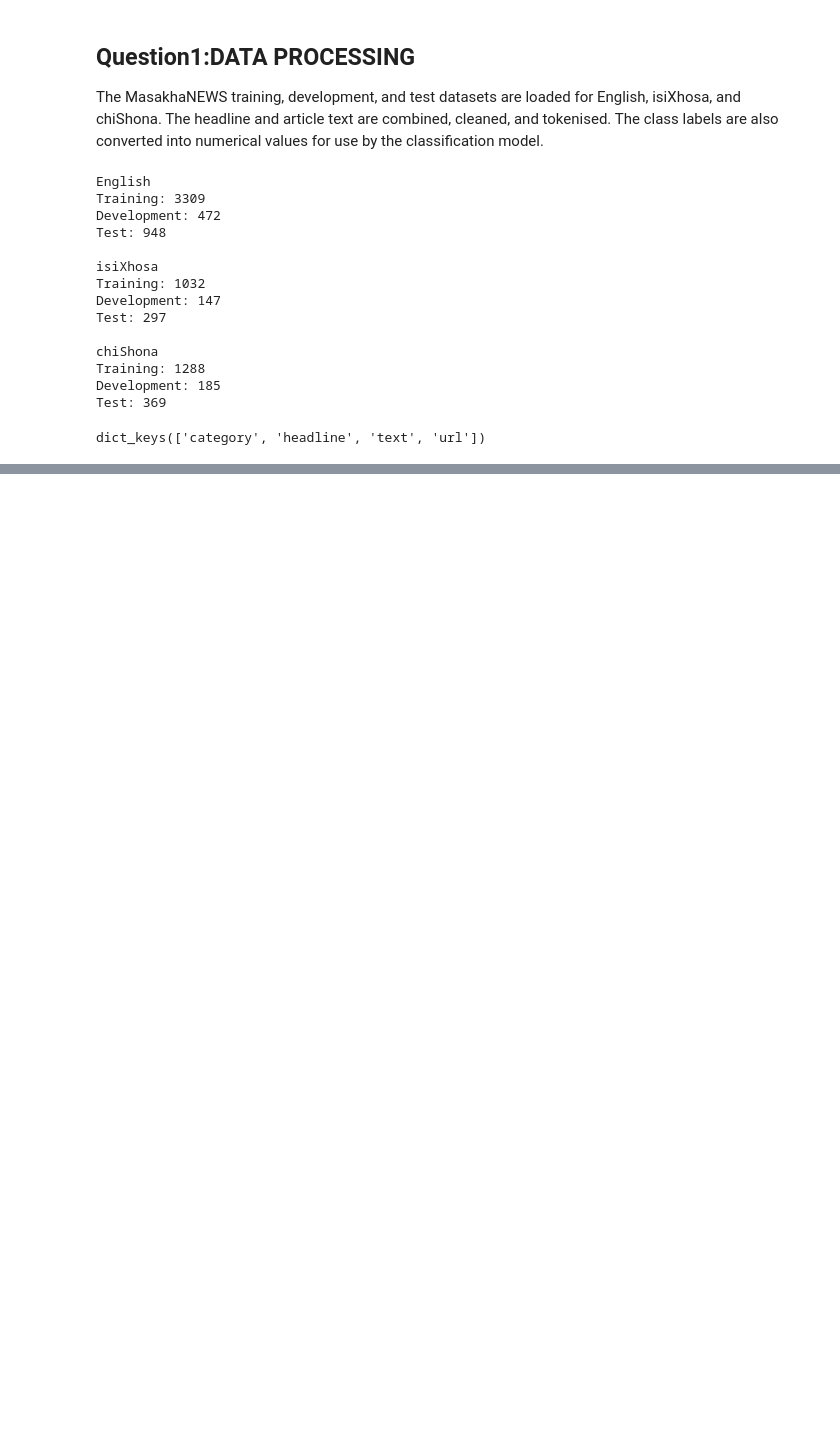
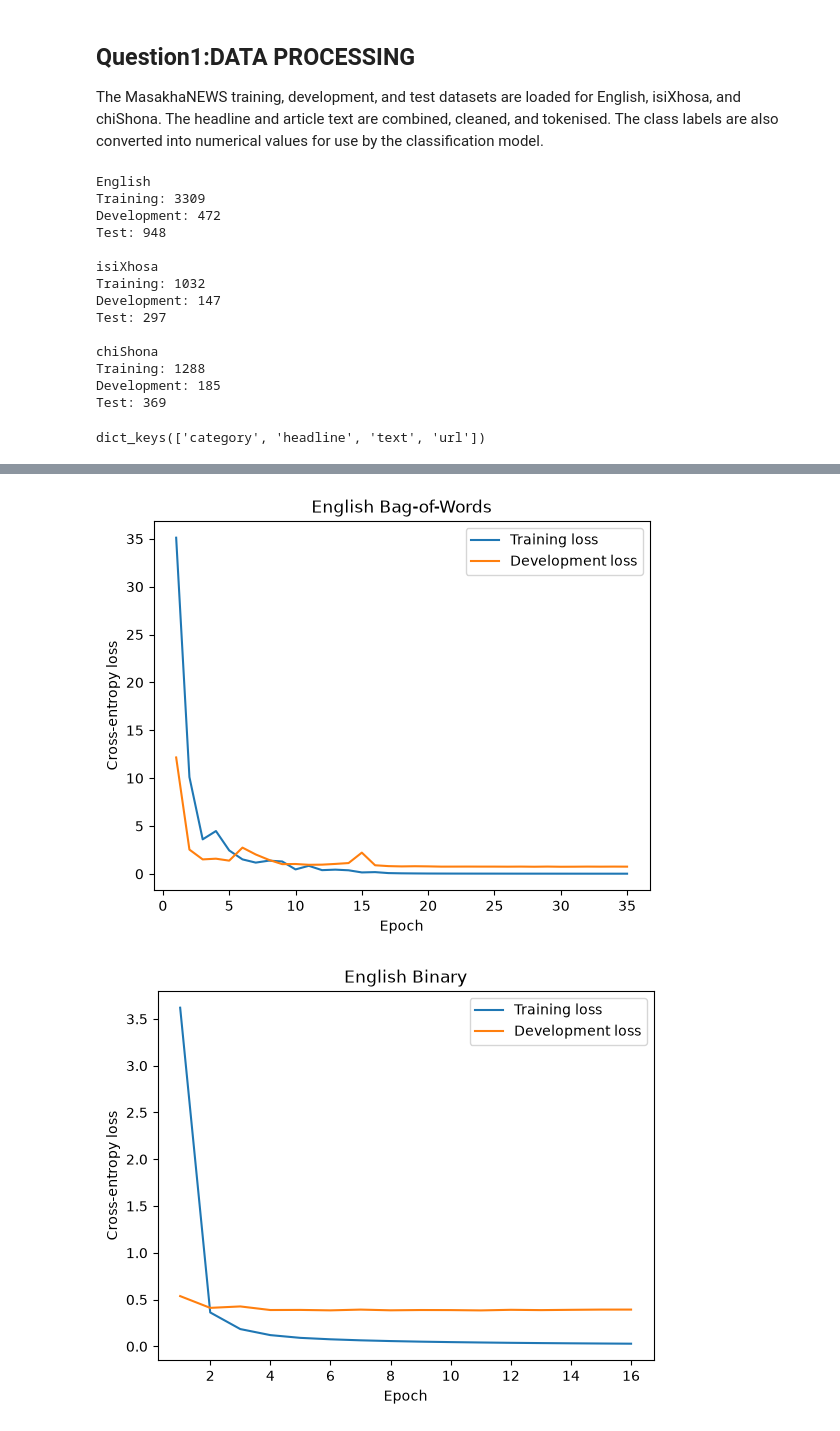
Before and after one commit to SaneleNkosiHopewell71421/CSC2042S-Assignment-2, a Jupyter notebook: CSC2042S_Assignment_2.ipynb, the cells around one changed output, grey strips where cells are left out. Drawn from its saved outputs; the diff is of its cells as text; code cells hidden in the pictures; blank space fills up the shorter version.

```diff
--- a/CSC2042S_Assignment_2.ipynb
+++ b/CSC2042S_Assignment_2.ipynb
@@ -82,6 +112,12 @@ def clean_text(text):
     return text
 # %%
 def prepare_data(data):
+    """
+    Combine and clean the headline and article text.
+
+    Returns:
+        A list of cleaned article texts and a list of category labels.
+    """
     texts = []
     categories = []
 
@@ -222,0 +1289,13 @@ TF-IDF: (1288, 45173)
+# %%
+# Tune binary features for chiShona
+sna_binary_tuning = tune_language_feature_combination(
+    language_name="chiShona",
+    train_texts=sna_train_texts,
+    dev_texts=sna_dev_texts,
+    train_labels=sna_train_labels,
+    dev_labels=sna_dev_labels,
+    num_classes=len(sna_category_to_number),
+    feature_method="Binary",
+    maximum_epochs=maximum_epochs,
+    patience=patience
+)
@@ -222,0 +1320,13 @@ TF-IDF: (1288, 45173)
+# %%
+# Tune TF-IDF features for chiShona
+sna_tfidf_tuning = tune_language_feature_combination(
+    language_name="chiShona",
+    train_texts=sna_train_texts,
+    dev_texts=sna_dev_texts,
+    train_labels=sna_train_labels,
+    dev_labels=sna_dev_labels,
+    num_classes=len(sna_category_to_number),
+    feature_method="TF-IDF",
+    maximum_epochs=maximum_epochs,
+    patience=patience
+)
@@ -222,0 +1536,15 @@ TF-IDF: (1288, 45173)
+# %%
+plot_selected_losses(eng_bow_tuning)
+plot_selected_losses(eng_binary_tuning)
+plot_selected_losses(eng_tfidf_tuning)
+
+plot_selected_losses(xho_bow_tuning)
+plot_selected_losses(xho_binary_tuning)
+plot_selected_losses(xho_tfidf_tuning)
+
+plot_selected_losses(sna_bow_tuning)
+plot_selected_losses(sna_binary_tuning)
+plot_selected_losses(sna_tfidf_tuning)
+# %% [output]
+[figure, added]
+[figure, added]
```
Also changed, not shown: parts of 96 cells of this notebook, 3 other files.
